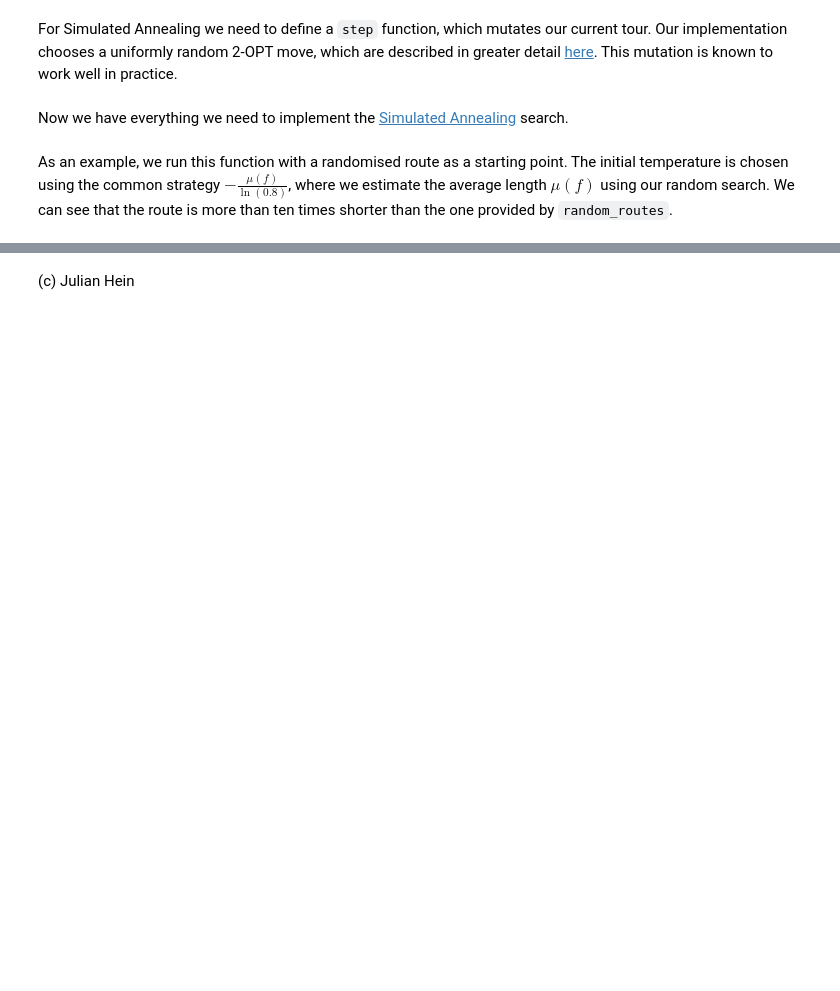
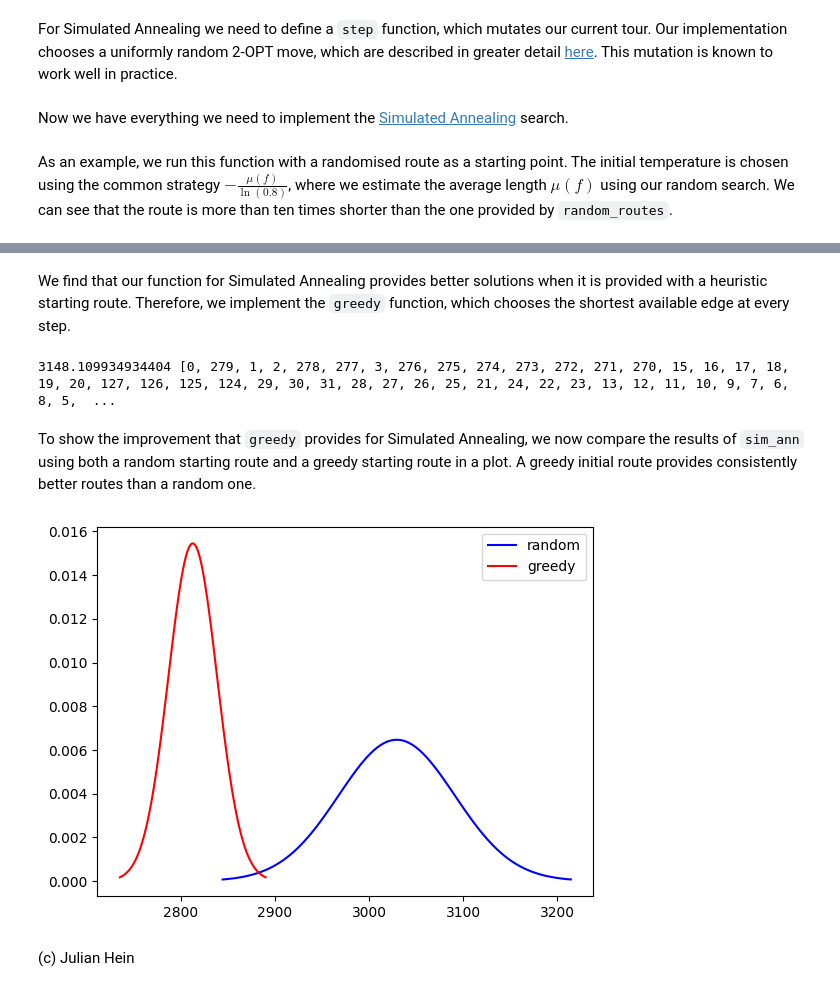
Before and after one commit to j-d-hein/TSP-SimAnn, a Jupyter notebook: tsp.ipynb, the cells around one changed output, grey strips where cells are left out. Saved outputs shown, nothing was run; the diff lists cells and outputs as text; code cells hidden in the pictures; blank space fills up the shorter version.

Commit message:
improvement and plots

```diff
--- a/tsp.ipynb
+++ b/tsp.ipynb
@@ -160,2 +160,56 @@ print(sim_ann(dist, route, 150_000.0))
+# %% [markdown]
+We find that our function for Simulated Annealing provides better solutions when it is provided with a heuristic starting route. Therefore, we implement the `greedy` function, which chooses the shortest available edge at every step.
+# %%
+def greedy(dist, route_part=[0]):
+    route = route_part
+
+    for i in range(len(route_part), len(dist)):
+        min_edge = math.inf
+        min_idx = -1
+        for j in range(0, len(dist)):
+            if dist[route[-1], j] < min_edge and j not in route:
+                min_edge = dist[route[-1], j]
+                min_idx = j
+
+        route.append(min_idx)
+
+    return route
+# %%
+route = greedy(dist)
+
+print(full_dist(dist, route), route)
+# %% [output]
+3148.109934934404 [0, 279, 1, 2, 278, 277, 3, 276, 275, 274, 273, 272, 271, 270, 15, 16, 17, 18, 19, 20, 127, 126, 125, 124, 29, 30, 31, 28, 27, 26, 25, 21, 24, 22, 23, 13, 12, 11, 10, 9, 7, 6, 8, 5,  ...
+# %% [markdown]
+To show the improvement that `greedy` provides for Simulated Annealing, we now compare the results of `sim_ann` using both a random starting route and a greedy starting route in a plot. A greedy initial route provides consistently better routes than a random one.
+# %%
+def plot_results(dist):
+    results = []
+    for i in range(0, 20):
+        route = list(range(0, len(dist)))
+        random.shuffle(route)
+        results.append(sim_ann(dist, route, 150_000.0)[0])
+
+    results2 = []
+    for i in range(0, 20):
+        route = greedy(dist)
+        results2.append(sim_ann(dist, route, 150_000.0)[0])
+
+    variance = np.var(results)
+    mu = np.mean(results)
+    sigma = math.sqrt(variance)
+    x = np.linspace(mu - 3*sigma, mu + 3*sigma, 100)
+    plt.plot(x, stats.norm.pdf(x, mu, sigma), 'b', label="random")
+    variance2 = np.var(results2)
+    mu2 = np.mean(results2)
+    sigma2 = math.sqrt(variance2)
+    x2 = np.linspace(mu2 - 3*sigma2, mu2 + 3*sigma2, 100)
+    plt.plot(x2, stats.norm.pdf(x2, mu2, sigma2), 'r', label="greedy")
+    plt.legend(loc="upper right")
+    plt.show()
+
+plot_results(dist)
+# %% [output]
+[figure, added]
 # %% [markdown]
 (c) Julian Hein
```
Also changed, not shown: parts of 2 cells of this notebook.
